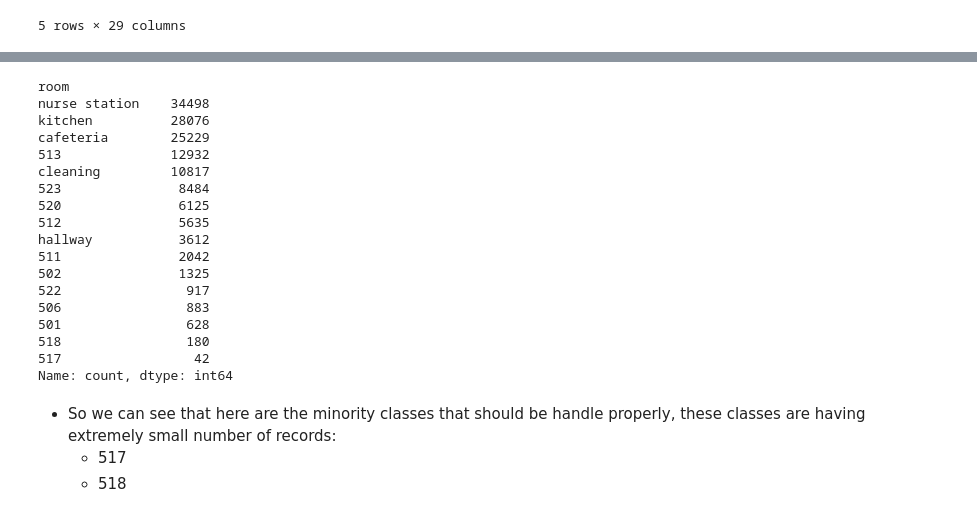
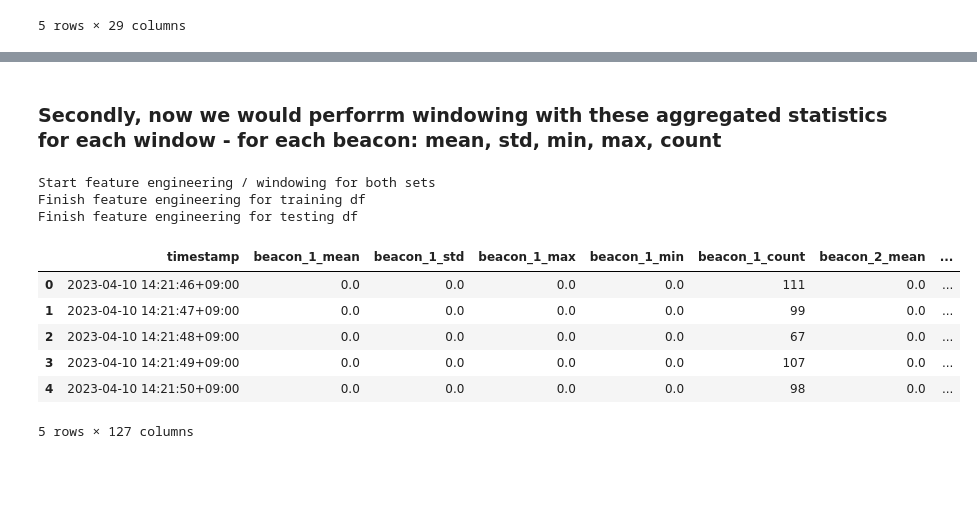
Before and after one commit to minhtrietcancode/abc-challenge-2026-location-classification, a Jupyter notebook: model/approach_5/pipeline.ipynb, the cells around one changed output, grey strips where cells are left out. Saved outputs shown, nothing was run; the diff lists cells and outputs as text; code cells hidden in the pictures; blank space fills up the shorter version.

```diff
--- a/model/approach_5/pipeline.ipynb
+++ b/model/approach_5/pipeline.ipynb
@@ -108,25 +85,2 @@ Name: count, dtype: int64
-# %%
-test_df['room'].value_counts()
-# %% [output]
-room
-nurse station    34498
-kitchen          28076
-cafeteria        25229
-513              12932
-cleaning         10817
-523               8484
-520               6125
-512               5635
-hallway           3612
-511               2042
-502               1325
-522                917
-506                883
-501                628
-518                180
-517                 42
-Name: count, dtype: int64
-# %% [markdown]
-- So we can see that here are the minority classes that should be handle properly, these classes are having extremely small number of records:
-    + 517
-    + 518
+# %% [markdown]
+### Secondly, now we would perforrm windowing with these aggregated statistics for each window - for each beacon: mean, std, min, max, count
@@ -132,0 +130,21 @@ Name: count, dtype: int64
+# %%
+# apply the function of feature engineering with 2 train + test dataframe
+print("Start feature engineering / windowing for both sets")
+windowed_train_df = aggregate_beacons_by_time_window(train_df)
+print("Finish feature engineering for training df")
+windowed_test_df = aggregate_beacons_by_time_window(test_df)
+print("Finish feature engineering for testing df")
+# %% [output]
+Start feature engineering / windowing for both sets
+Finish feature engineering for training df
+Finish feature engineering for testing df
+# %%
+windowed_train_df.head()
+# %% [output]
+|  | timestamp | beacon_1_mean | beacon_1_std | beacon_1_max | beacon_1_min | beacon_1_count | beacon_2_mean | ... |
+| 0 | 2023-04-10 14:21:46+09:00 | 0.0 | 0.0 | 0.0 | 0.0 | 111 | 0.0 | ... |
+| 1 | 2023-04-10 14:21:47+09:00 | 0.0 | 0.0 | 0.0 | 0.0 | 99 | 0.0 | ... |
+| 2 | 2023-04-10 14:21:48+09:00 | 0.0 | 0.0 | 0.0 | 0.0 | 67 | 0.0 | ... |
+| 3 | 2023-04-10 14:21:49+09:00 | 0.0 | 0.0 | 0.0 | 0.0 | 107 | 0.0 | ... |
+| 4 | 2023-04-10 14:21:50+09:00 | 0.0 | 0.0 | 0.0 | 0.0 | 98 | 0.0 | ... |
+5 rows × 127 columns
```
Also changed, not shown: parts of 7 cells of this notebook.
